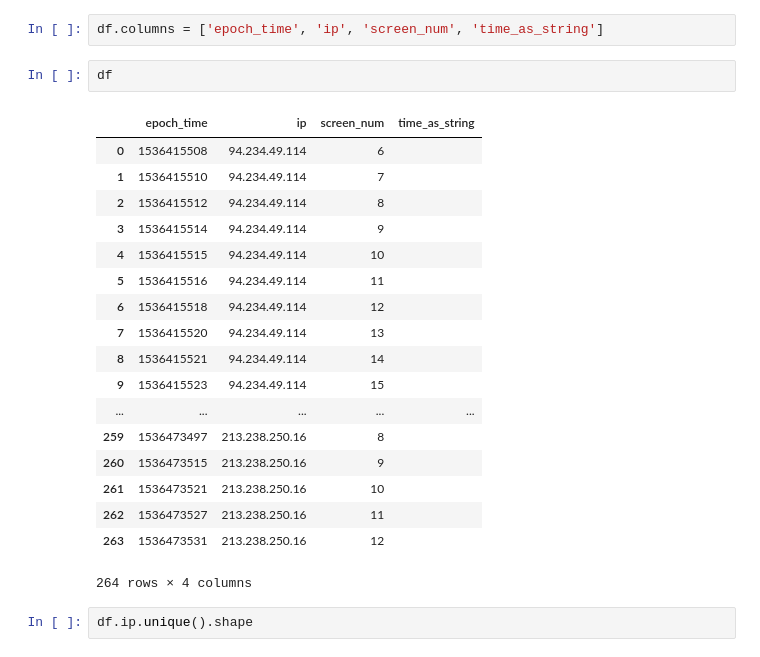
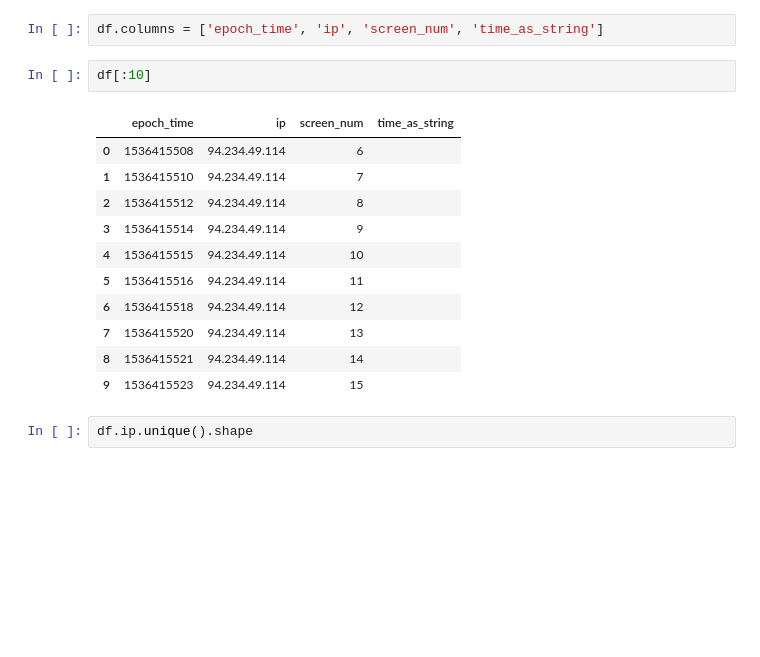
Before and after one commit to miskaknapek/election_tinder_data_investigations, a Jupyter notebook: tinder-like_voting_data_exploration.ipynb, the cells around one changed output. Saved outputs shown, nothing was run; the diff lists cells and outputs as text; blank space fills up the shorter version.

```diff
--- a/tinder-like_voting_data_exploration.ipynb
+++ b/tinder-like_voting_data_exploration.ipynb
@@ -106,26 +103,19 @@ df = pd.DataFrame( data_txt3 )
 # %%
 df.columns = ['epoch_time', 'ip', 'screen_num', 'time_as_string']
 # %%
-df
+df[:10]
 # %% [output]
 |  | epoch_time | ip | screen_num | time_as_string |
 | 0 | 1536415508 | 94.234.49.114 | 6 |  |
 | 1 | 1536415510 | 94.234.49.114 | 7 |  |
 | 2 | 1536415512 | 94.234.49.114 | 8 |  |
 | 3 | 1536415514 | 94.234.49.114 | 9 |  |
 | 4 | 1536415515 | 94.234.49.114 | 10 |  |
 | 5 | 1536415516 | 94.234.49.114 | 11 |  |
 | 6 | 1536415518 | 94.234.49.114 | 12 |  |
 | 7 | 1536415520 | 94.234.49.114 | 13 |  |
 | 8 | 1536415521 | 94.234.49.114 | 14 |  |
 | 9 | 1536415523 | 94.234.49.114 | 15 |  |
-| ... | ... | ... | ... | ... |
-| 259 | 1536473497 | 213.238.250.16 | 8 |  |
-| 260 | 1536473515 | 213.238.250.16 | 9 |  |
-| 261 | 1536473521 | 213.238.250.16 | 10 |  |
-| 262 | 1536473527 | 213.238.250.16 | 11 |  |
-| 263 | 1536473531 | 213.238.250.16 | 12 |  |
-264 rows × 4 columns
 # %%
 df.ip.unique().shape
 # %% [output]
```
Also changed, not shown: parts of 7 cells of this notebook.
